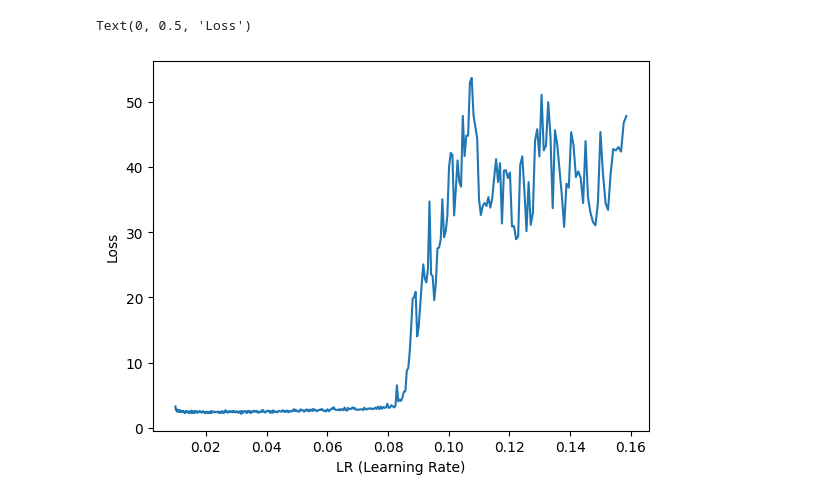
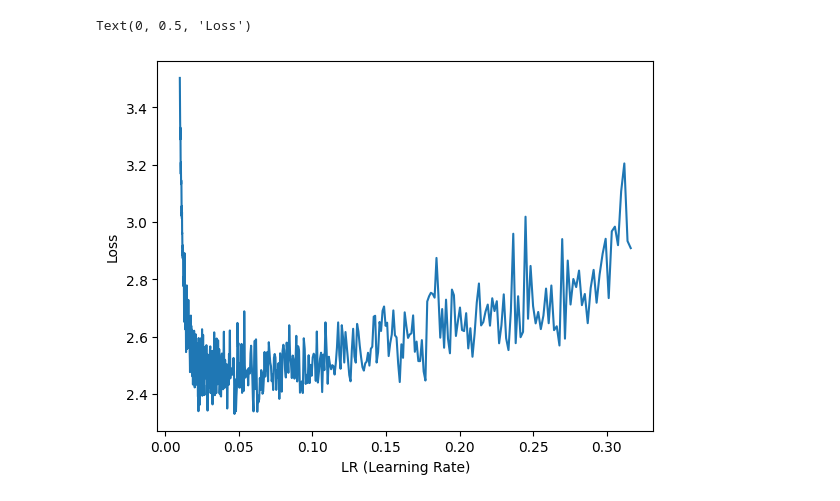
Before and after one commit to peteryushunli/makemore-utils-nbs, a Jupyter notebook: nbs/transformer.ipynb, the cells around one changed output. Cells and saved outputs as stored; diff of their text form; code cells hidden in the pictures.

```diff
--- a/nbs/transformer.ipynb
+++ b/nbs/transformer.ipynb
@@ -147,0 +48,29 @@ logits, loss = model(xb,yb)
+# %%
+class Xformer(nn.Module):
+    def __init__(self, vocab_size, emb_dim, head_size, block_length):
+        super(Xformer,self).__init__()
+        self.token_embedding = nn.Embedding(vocab_size + 1, emb_dim)
+        self.pos_embedding = nn.Embedding(vocab_size + 1, emb_dim)
+        self.sa_head = Head(emb_dim, head_size, block_length)
+        self.lm_head = nn.Linear(emb_dim, vocab_size)
+
+    def forward(self, x, targets=None):
+        tok_emb = self.token_embedding(x)
+        pos_emb = self.pos_embedding(x)
+        x = tok_emb + pos_emb # B, T, emb_dim
+        x = self.sa_head(x) # B, T, head_size
+        logits = self.lm_head(x) # B, T, vocab_size
+
+        # if we are given some desired targets also calculate the loss
+        loss = None
+        if targets is not None:
+            # print(logits.view(-1, logits.size(-1)).shape, targets.view(-1).shape)
+            loss = F.cross_entropy(logits.view(-1, logits.size(-1)), targets.view(-1), ignore_index=-1)
+
+        return(logits,loss)
+# %%
+# ## Hyperparameters
+block_length = max_length + 1
+vocab_size = len(vocab) + 1
+emb_dim = 8
+head_size = 8
@@ -149,7 +91,7 @@ logits, loss = model(xb,yb)
 # Set up optimizer and model
 batch_size = 32
 train_dataloader = DataLoader(train_data, batch_size=batch_size, shuffle=True)
-model = MLP(vocab_size)
+model = Xformer(vocab_size, emb_dim, head_size, block_length)
 optimizer = Adam(model.parameters(), lr=0.001)
 # %%
 xb, yb = next(iter(train_dataloader))
@@ -160,13 +102,13 @@ tensor(3.2523, grad_fn=<NllLossBackward0>)
 # %%
 ## Optimal lr sweep
 import matplotlib.pyplot as plt
-lri, lossi =  get_lr_loss(model, optimizer, train_dataloader, batch_size, 500, -2, -.8)
+lri, lossi =  get_lr_loss(model, optimizer, train_dataloader, batch_size, 500, -2, -0.5)
 plt.plot(lri, lossi)
 # Add labels to the x-axis and y-axis
 plt.xlabel('LR (Learning Rate)')
 plt.ylabel('Loss')
 # %% [output]
 Text(0, 0.5, 'Loss')
-[figure, old version]
+[figure, new version]
 # %%
 # Training loop - Initialized in separate loop so that it can be re run without reinitialization that will wipe things out
```
Also changed, not shown: parts of 16 cells of this notebook, 5 other files.
